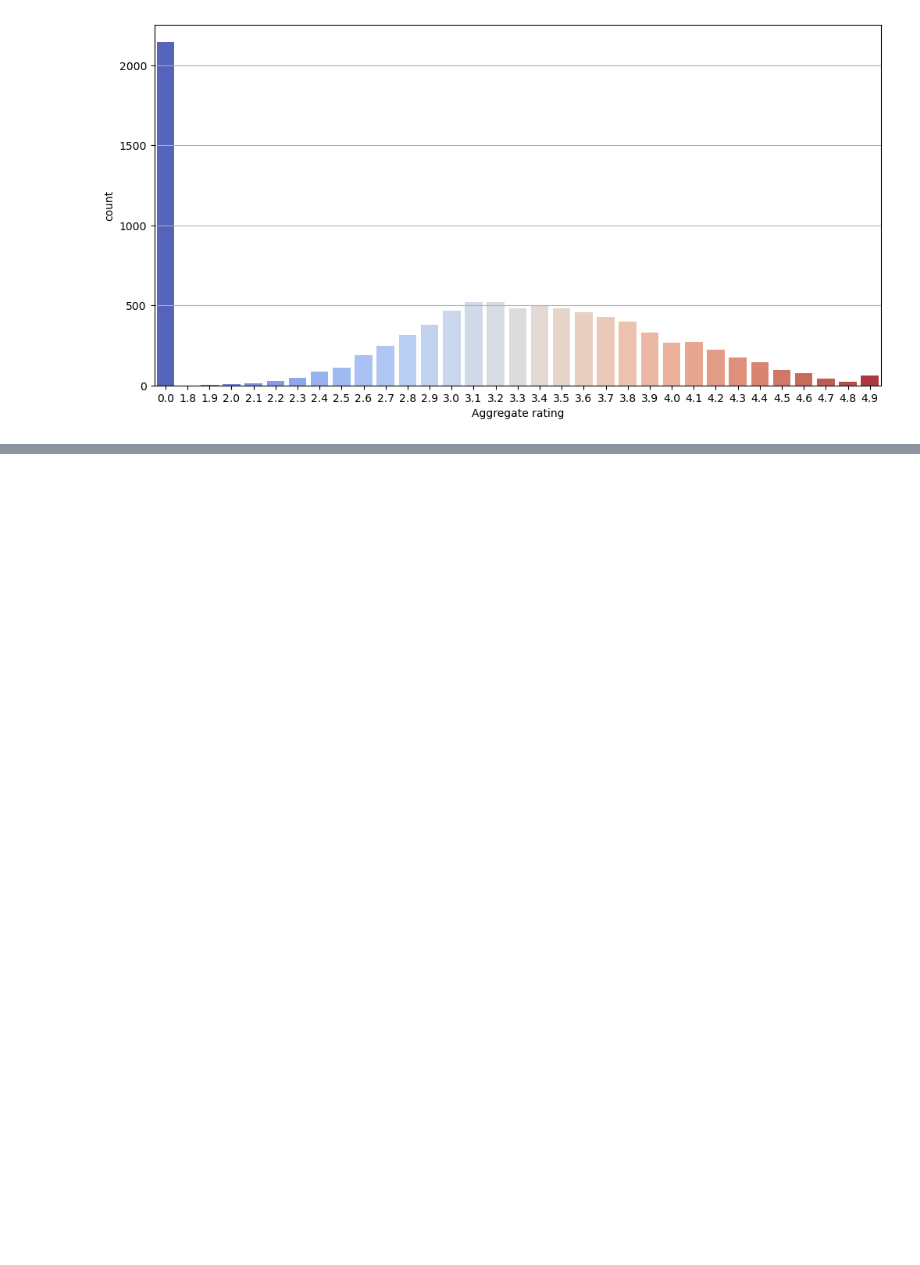
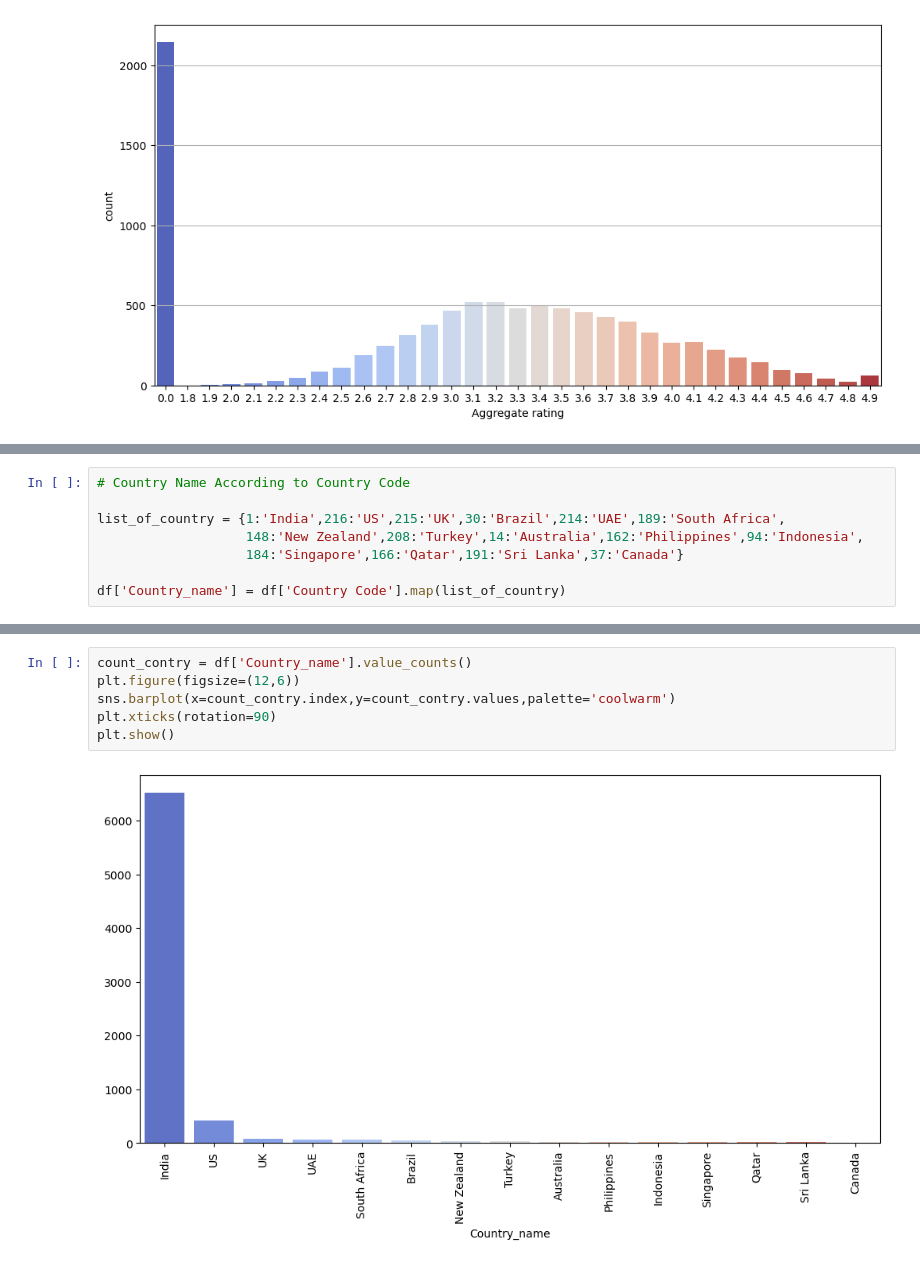
Before and after one commit to rahul-1419/gitVSPython, a Jupyter notebook: Projects/New folder/sheet_4.ipynb, the cells around one changed output, grey strips where cells are left out. Saved outputs shown, nothing was run; the diff lists cells and outputs as text; blank space fills up the shorter version.

```diff
--- a/Projects/New folder/sheet_4.ipynb
+++ b/Projects/New folder/sheet_4.ipynb
@@ -107,0 +199,8 @@ plt.show()
+# %%
+# Country Name According to Country Code
+
+list_of_country = {1:'India',216:'US',215:'UK',30:'Brazil',214:'UAE',189:'South Africa',
+                   148:'New Zealand',208:'Turkey',14:'Australia',162:'Philippines',94:'Indonesia',
+                   184:'Singapore',166:'Qatar',191:'Sri Lanka',37:'Canada'}
+
+df['Country_name'] = df['Country Code'].map(list_of_country)
@@ -107,0 +252,8 @@ plt.show()
+# %%
+count_contry = df['Country_name'].value_counts()
+plt.figure(figsize=(12,6))
+sns.barplot(x=count_contry.index,y=count_contry.values,palette='coolwarm')
+plt.xticks(rotation=90)
+plt.show()
+# %% [output]
+[figure, added]
```
Also changed, not shown: parts of 60 cells of this notebook, 6 other files.
